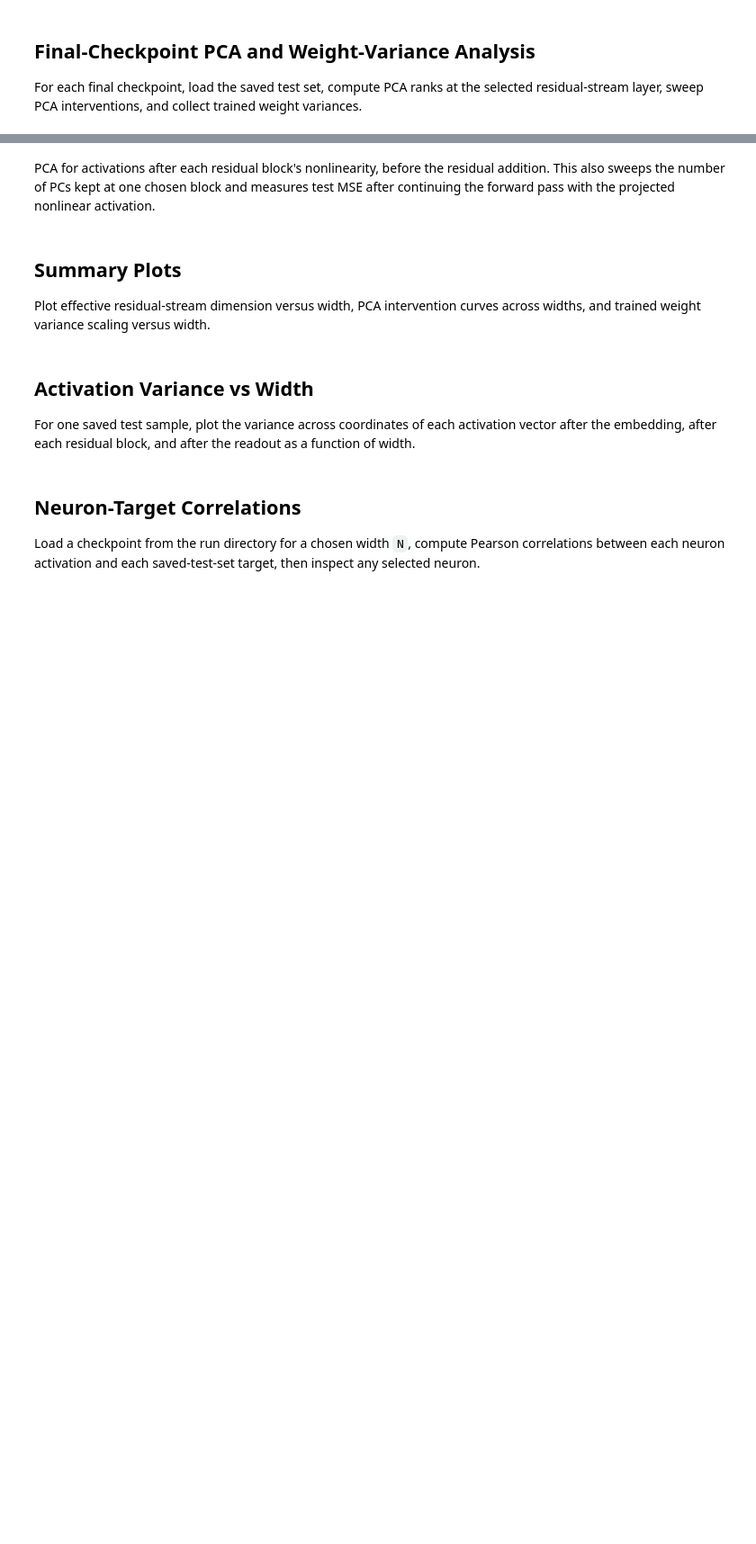
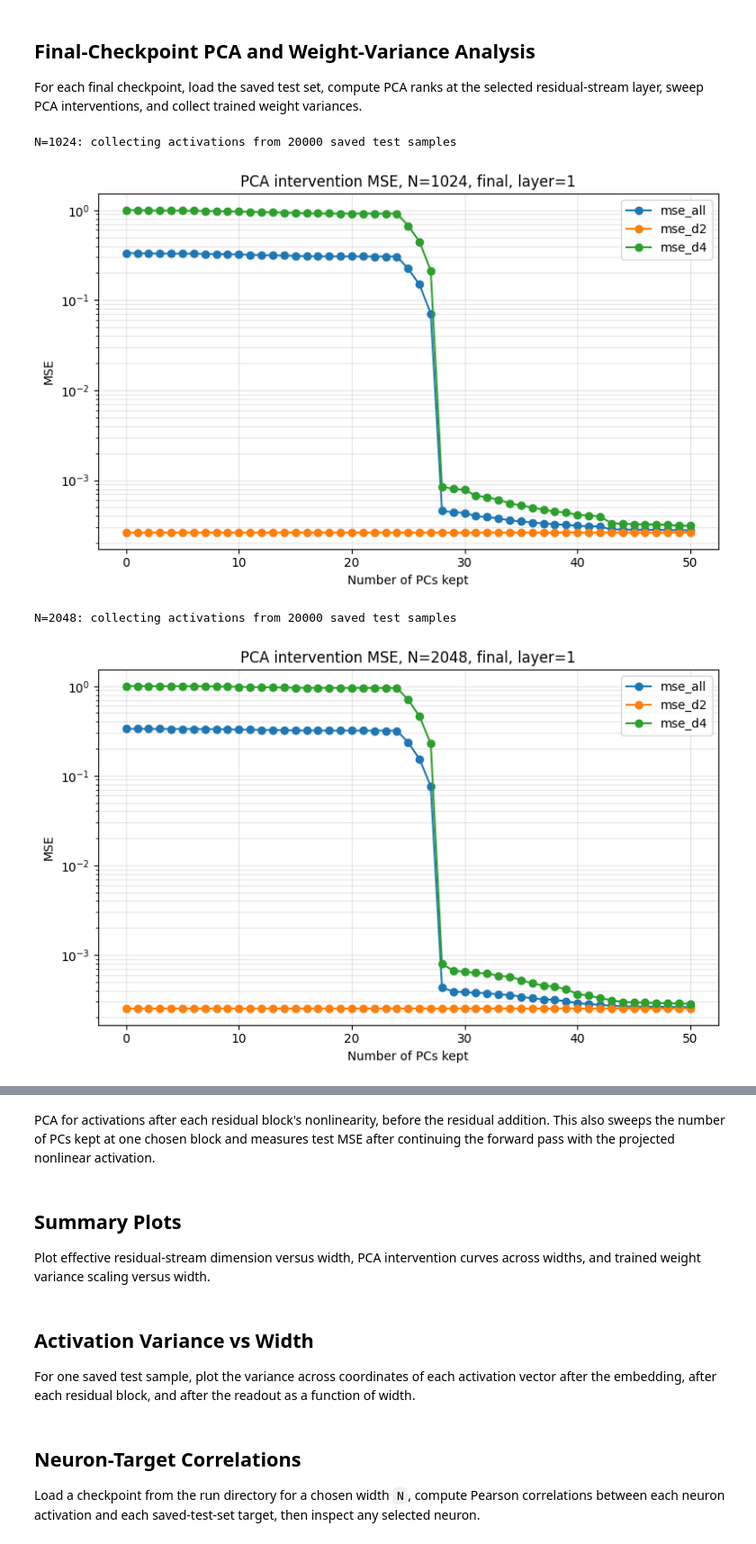
Before and after one commit to labofdoubt/feature-learning-parity-task, a Jupyter notebook: notebooks/colab_width_scaling_sgd_exclude_d8_d16.ipynb, the cells around one changed output, grey strips where cells are left out. Shown at 90% size. Saved outputs shown, nothing was run; the diff lists cells and outputs as text; code cells hidden in the pictures; blank space fills up the shorter version.

Commit message:
Fix layerwise PCA interventions

```diff
--- a/notebooks/colab_width_scaling_sgd_exclude_d8_d16.ipynb
+++ b/notebooks/colab_width_scaling_sgd_exclude_d8_d16.ipynb
@@ -17,7 +17,7 @@ REPO_DIR = Path("/content/feature-learning-parity-task")
 
 # DRIVE_ROOT = Path("/content/drive/MyDrive/ml_projects_new/parity_width_scaling_sgd_unfrozen_emb_mup")
 # DRIVE_ROOT = Path("/content/drive/MyDrive/ml_projects_new/parity_width_scaling_sgd_exclude_d4_d8_d16_8_rel_bits")
-DRIVE_ROOT = Path("/content/drive/MyDrive/ml_projects_new/parity_width_scaling_sgd_exclude_d4_d8_d16_1-layer")
+# DRIVE_ROOT = Path("/content/drive/MyDrive/ml_projects_new/parity_width_scaling_sgd_exclude_d4_d8_d16_1-layer")
 DRIVE_ROOT = Path("/content/drive/MyDrive/ml_projects_new/parity_width_scaling_sgd_exclude_d8_d16_hierarchy")
 
 
@@ -55,7 +73,7 @@ def make_config(N: int, output_dir: Path) -> dict:
             "input_dim": 32,
             "relevant_dim": 16,
             "N": N,
-            "L": 1,
+            "L": 2,
             "activation": "half-tanh",
             "use_readout_barrier": False,
             "embedding_weight_variance": 1.0 / 32,
@@ -69,10 +87,11 @@ def make_config(N: int, output_dir: Path) -> dict:
         "task": {
             "input_dim": 32,
             "relevant_dim": 16,
-            "exclude_targets": ["d4", "d8", "d16"],
+            # "exclude_targets": ["d4", "d8", "d16"],
+            "exclude_targets": []
         },
         "training": {
-            "num_steps": 10000,
+            "num_steps": 100_000,
             "test_samples": 100_000,
             "batch_size": 512,
             "seed": 0,
@@ -262,7 +324,7 @@ from parity_net.analysis import (
 )
 from parity_net.checkpoint import load_checkpoint
 from parity_net.data import ParityDataset, load_dataset, target_names
-from parity_net.train import resolve_device, resolve_dtype
+from parity_net.train import max_target_degree_for_model, resolve_device, resolve_dtype
 
 PCA_SAMPLES = 20_000
 CHECKPOINT_STEP = "final"  # Use "final" or an integer step, e.g. 50000.
@@ -320,6 +382,7 @@ for N in WIDTHS:
         target_names_ = target_names(
             int(task_config["relevant_dim"]),
             list(task_config.get("exclude_targets", [])),
+            max_target_degree_for_model(model.config),
         )
         device = resolve_device(training["device"])
         dtype = resolve_dtype(training["dtype"])
@@ -417,30 +480,35 @@ for N in WIDTHS:
         if USE_LOG_PCA_MSE_AXIS:
             ax.set_yscale("log")
         ax.grid(True, alpha=0.3, which="both")
         fig.tight_layout()
         fig.savefig(PLOTS_DIR / f"pca_{pca_mse_scale_label}_sweep_{checkpoint_label}_layer_{ANALYSIS_LAYER_IDX}_N_{N}.png", dpi=150)
         plt.show()
 
         weight_rows.extend(local_weight_rows)
         rank_rows.extend(local_rank_rows)
 
     except Exception as exc:
         print(f"N={N}: checkpoint {checkpoint_path} is broken or non-finite, skipping. Reason: {exc}")
         skipped_widths.append({"N": N, "reason": str(exc)})
         plt.close("all")
         if torch.cuda.is_available():
             torch.cuda.empty_cache()
         continue
 
 rank_df = pd.DataFrame(rank_rows)
 weight_variance_df = pd.DataFrame(weight_rows)
 skipped_widths_df = pd.DataFrame(skipped_widths)
 rank_df.to_csv(ANALYSIS_DIR / f"pca_ranks_by_width_{checkpoint_label}.csv", index=False)
 weight_variance_df.to_csv(ANALYSIS_DIR / f"weight_variances_by_width_{checkpoint_label}.csv", index=False)
 skipped_widths_df.to_csv(ANALYSIS_DIR / f"skipped_widths_{checkpoint_label}.csv", index=False)
 
 display(rank_df)
 display(weight_variance_df)
 if not skipped_widths_df.empty:
     print("Skipped widths")
     display(skipped_widths_df)
+# %% [output]
+N=1024: collecting activations from 20000 saved test samples
+[figure, added]
+N=2048: collecting activations from 20000 saved test samples
+[figure, added]
```
Also changed, not shown: parts of 5 cells of this notebook, 2 other files.
